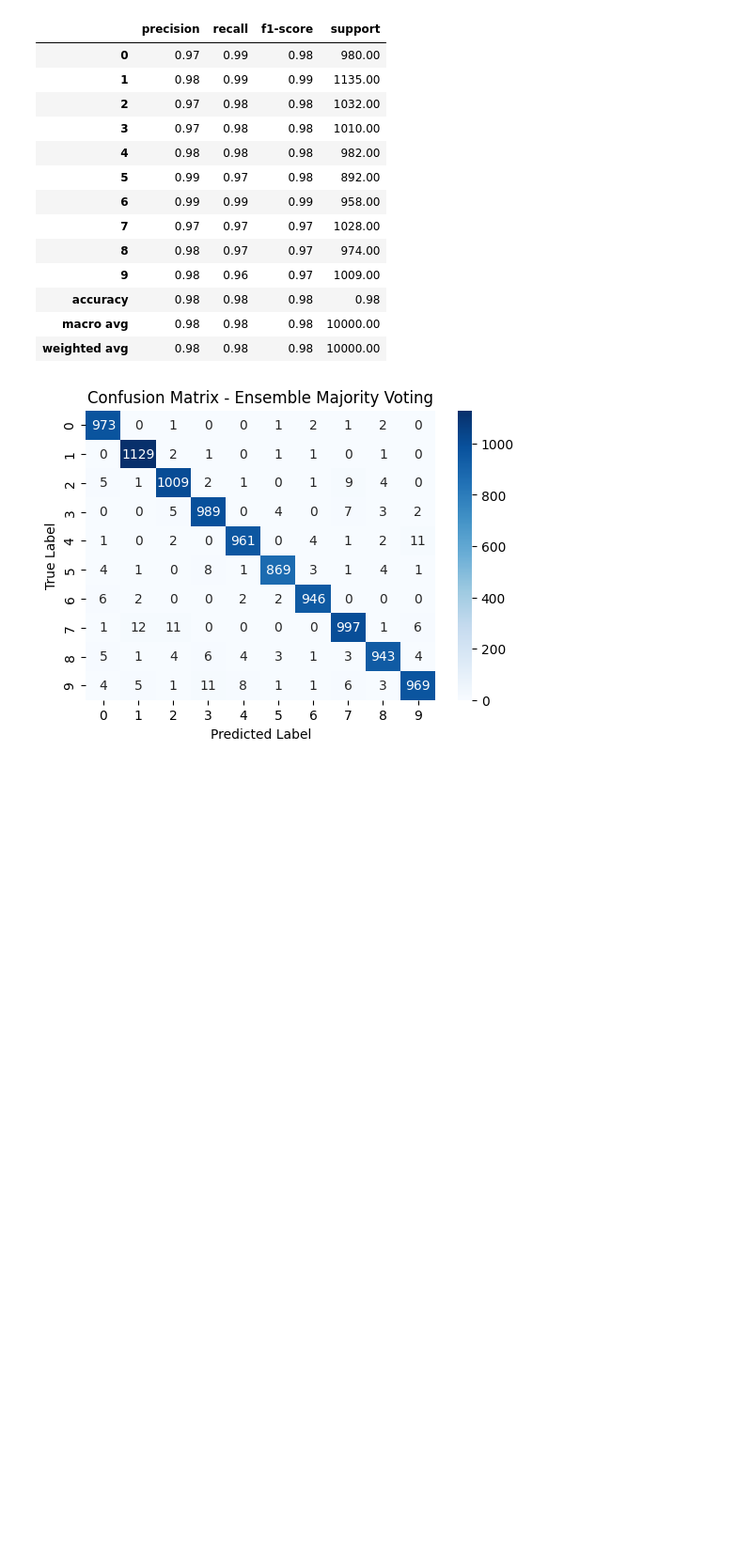
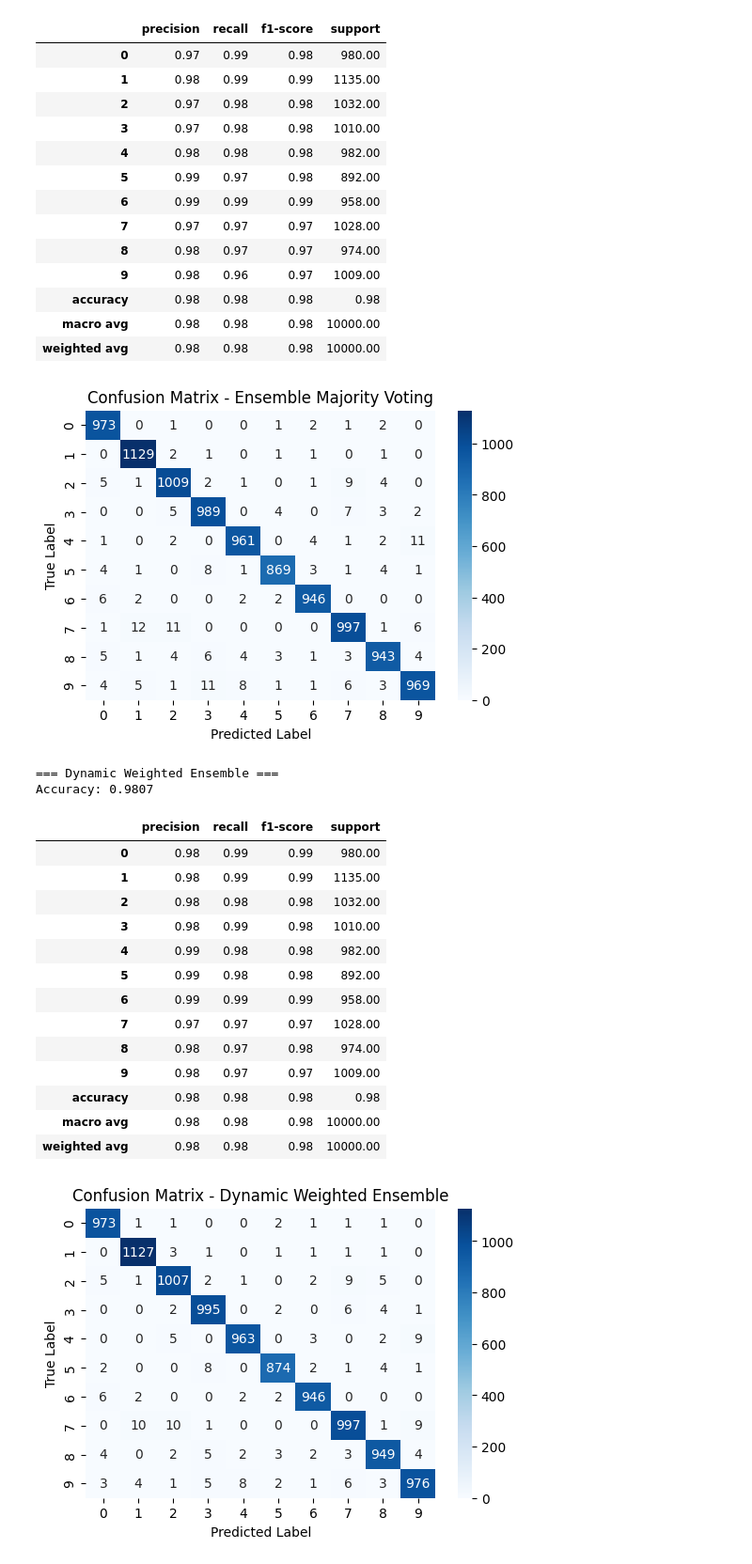
Before and after one commit to Noamnes/Machine_Learning_Project, a Jupyter notebook: data_exploration.ipynb, the cells around one changed output. Shown at 94% size. Cells and saved outputs as stored; diff of their text form; code cells hidden in the pictures; blank space fills up the shorter version.

Commit message:
Dynamic Weighted Ensemble

```diff
--- a/data_exploration.ipynb
+++ b/data_exploration.ipynb
@@ -481,0 +533,22 @@ Accuracy: 0.9785
+# %%
+models = [svm_model, knn_model, rf_model]  # List of trained models
+# weights = [{0: 0.6, 1: 0.4, 2: 0.8}, {0: 0.5, 1: 0.5, 2: 0.7}, {0: 0.7, 1: 0.3, 2: 0.9}]  # Example weights per class
+y_dynamic_weighted_ensemble = dynamic_weighted_ensemble(models, X_test, y_test)
+# %% [output]
+=== Dynamic Weighted Ensemble ===
+Accuracy: 0.9807
+|  | precision | recall | f1-score | support |
+| 0 | 0.98 | 0.99 | 0.99 | 980.00 |
+| 1 | 0.98 | 0.99 | 0.99 | 1135.00 |
+| 2 | 0.98 | 0.98 | 0.98 | 1032.00 |
+| 3 | 0.98 | 0.99 | 0.98 | 1010.00 |
+| 4 | 0.99 | 0.98 | 0.98 | 982.00 |
+| 5 | 0.99 | 0.98 | 0.98 | 892.00 |
+| 6 | 0.99 | 0.99 | 0.99 | 958.00 |
+| 7 | 0.97 | 0.97 | 0.97 | 1028.00 |
+| 8 | 0.98 | 0.97 | 0.98 | 974.00 |
+| 9 | 0.98 | 0.97 | 0.97 | 1009.00 |
+| accuracy | 0.98 | 0.98 | 0.98 | 0.98 |
+| macro avg | 0.98 | 0.98 | 0.98 | 10000.00 |
+| weighted avg | 0.98 | 0.98 | 0.98 | 10000.00 |
+[figure, added]
```
Also changed, not shown: parts of 1 cell of this notebook.
